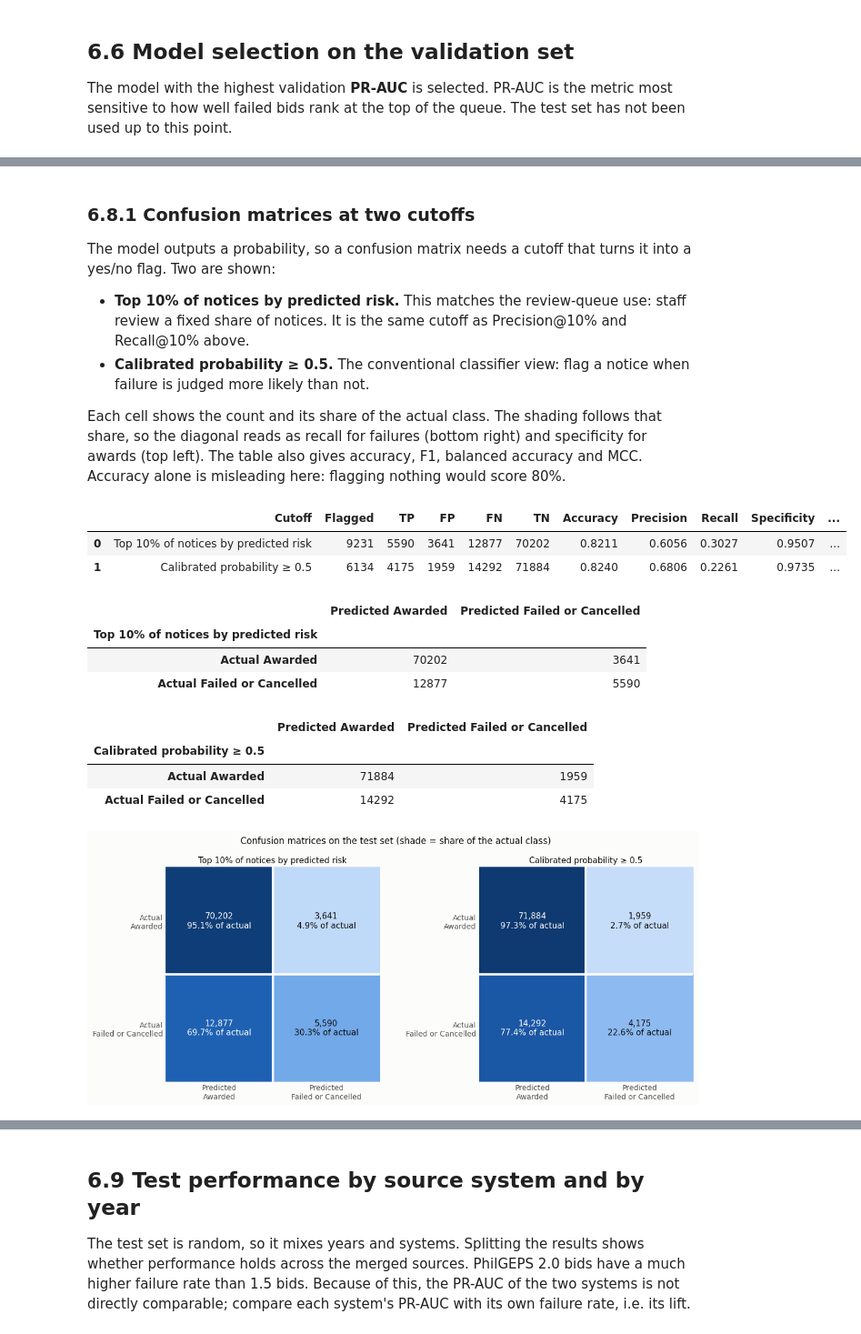
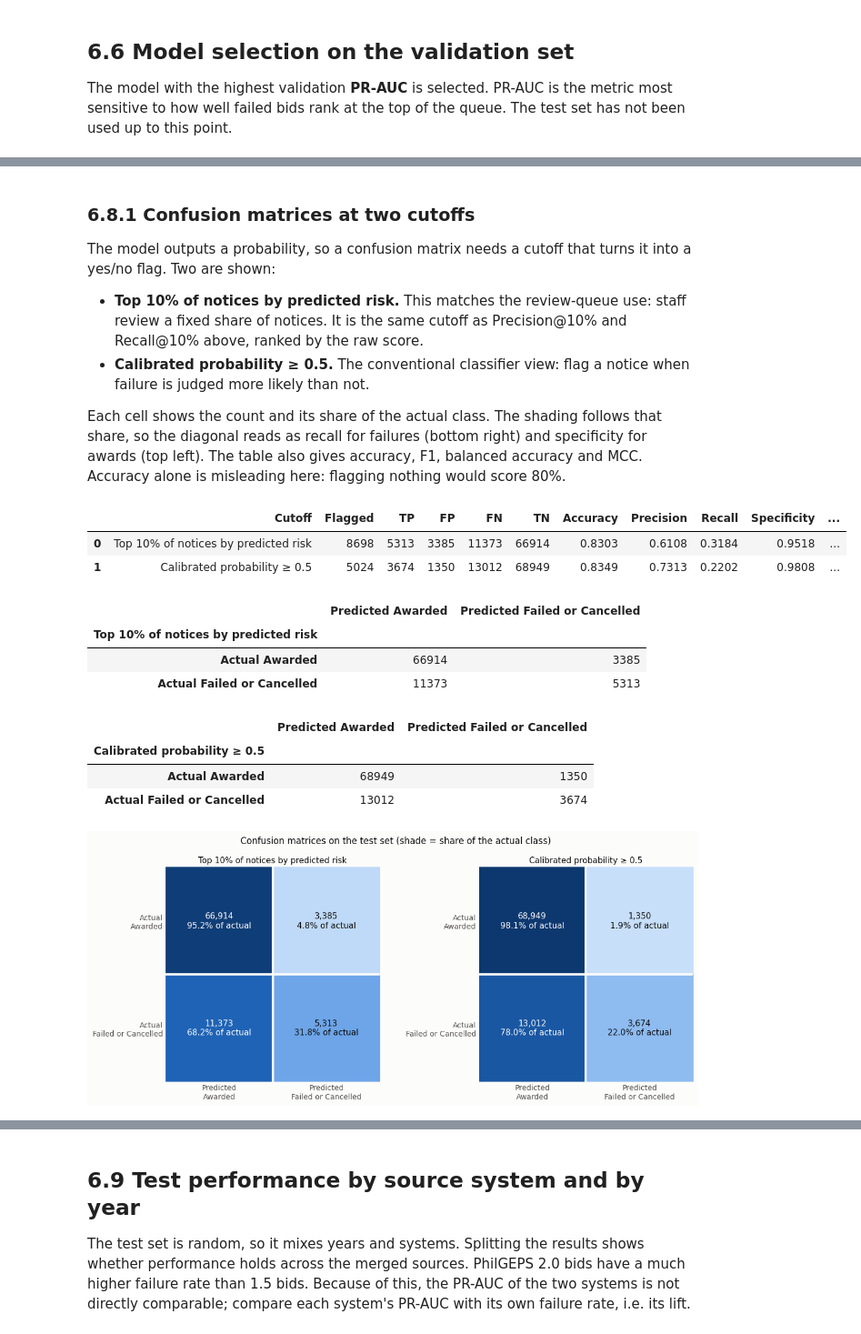
Before and after one commit to deyosa/philgeps-ml-project, a Jupyter notebook: notebooks/02_modeling.ipynb, the cells around one changed output, grey strips where cells are left out. Shown at 91% size. Cells and saved outputs as stored; diff of their text form; code cells hidden in the pictures.

```diff
--- a/notebooks/02_modeling.ipynb
+++ b/notebooks/02_modeling.ipynb
@@ -47,6 +47,8 @@ pd.set_option("display.float_format", lambda v: f"{v:,.4f}")
 pf.MODELS.mkdir(parents=True, exist_ok=True)
 
 bids = pd.read_parquet(pf.BIDS)
-labelled = bids[bids["Target_Failed"].notna()].reset_index(drop=True)
-print(f"Bids: {len(bids):,} | labelled: {len(labelled):,} | failure rate: {labelled.Target_Failed.mean() * 100:.2f}%")
+all_labelled = bids[bids["Target_Failed"].notna()].reset_index(drop=True)
+in_scope = all_labelled["in_model_scope"]
+print(f"Bids: {len(bids):,} | labelled: {len(all_labelled):,} | in model scope: {in_scope.sum():,} "
+      f"(2025 Q3–Q4 excluded: {(~in_scope).sum():,}) | failure rate in scope: {all_labelled.loc[in_scope, 'Target_Failed'].mean() * 100:.2f}%")
 # %% [output]
@@ -58,16 +62,9 @@ The split is stratified on outcome × source system, so each set keeps the same
 # %%
-def split_three(frame, target, seed=pf.RANDOM_STATE):
-    strata = frame[target].astype(int).astype(str) + "_" + frame["Source System"].astype(str)
-    train_idx, rest_idx = train_test_split(frame.index, test_size=0.30, stratify=strata, random_state=seed)
-    val_idx, test_idx = train_test_split(rest_idx, test_size=0.50, stratify=strata.loc[rest_idx], random_state=seed)
-    split = pd.Series("train", index=frame.index)
-    split.loc[val_idx] = "validation"
-    split.loc[test_idx] = "test"
-    return split
+all_labelled["split"] = pf.grouped_split(all_labelled, "Target_Failed")
+all_labelled[pf.KEY + ["split"]].to_parquet(pf.SPLITS, index=False)
+print("Notice groups in more than one set:", int(all_labelled.groupby("notice_group")["split"].nunique().gt(1).sum()))
 
-labelled["split"] = split_three(labelled, "Target_Failed")
-labelled[pf.KEY + ["split"]].to_parquet(pf.SPLITS, index=False)
-
+labelled = all_labelled[all_labelled["in_model_scope"]].reset_index(drop=True)
 split_summary = labelled.groupby(["split", "Source System"], observed=True)["Target_Failed"].agg(
     Bids="size", Failed="sum", **{"Failure rate": "mean"})
 display(split_summary)
@@ -278,7 +280,7 @@ Reviewing the top 10% of test notices by predicted risk (9,231 notices) finds 60
 
 The model outputs a probability, so a confusion matrix needs a cutoff that turns it into a yes/no flag. Two are shown:
 
-- **Top 10% of notices by predicted risk.** This matches the review-queue use: staff review a fixed share of notices. It is the same cutoff as Precision@10% and Recall@10% above.
+- **Top 10% of notices by predicted risk.** This matches the review-queue use: staff review a fixed share of notices. It is the same cutoff as Precision@10% and Recall@10% above, ranked by the raw score.
 - **Calibrated probability ≥ 0.5.** The conventional classifier view: flag a notice when failure is judged more likely than not.
 
 Each cell shows the count and its share of the actual class. The shading follows that share, so the diagonal reads as recall for failures (bottom right) and specificity for awards (top left). The table also gives accuracy, F1, balanced accuracy and MCC. Accuracy alone is misleading here: flagging nothing would score 80%.
@@ -286,9 +288,9 @@ Each cell shows the count and its share of the actual class. The shading follows
 from matplotlib.colors import LinearSegmentedColormap
 from sklearn.metrics import balanced_accuracy_score, confusion_matrix, f1_score, matthews_corrcoef
 
-k10 = int(round(len(prob_test) * 0.10))
-flag_top10 = np.zeros(len(prob_test), dtype=int)
-flag_top10[np.argsort(-prob_test, kind="stable")[:k10]] = 1  # same ranking rule as pf.queue_metrics
+k10 = int(round(len(raw_test) * 0.10))
+flag_top10 = np.zeros(len(raw_test), dtype=int)
+flag_top10[np.argsort(-raw_test, kind="stable")[:k10]] = 1  # same ranking rule as pf.queue_metrics
 cutoffs = {"Top 10% of notices by predicted risk": flag_top10,
            "Calibrated probability ≥ 0.5": (prob_test >= 0.5).astype(int)}
 labels = ["Awarded", "Failed or Cancelled"]
@@ -303,42 +305,42 @@ for name, pred in cutoffs.items():
                  "Specificity": tn / (tn + fp), "F1": f1_score(y_test, pred),
                  "Balanced accuracy": balanced_accuracy_score(y_test, pred), "MCC": matthews_corrcoef(y_test, pred)})
 cm_summary = pd.DataFrame(rows)
 display(cm_summary)
 for name, cm in matrices.items():
     display(pd.DataFrame(cm, index=[f"Actual {l}" for l in labels], columns=[f"Predicted {l}" for l in labels])
             .rename_axis(name))
 
 # Single-hue sequential scale (light = low share, dark = high share); ink switches to light text on dark cells.
 seq_blue = LinearSegmentedColormap.from_list("seq_blue", ["#cde2fb", "#86b6ef", "#2a78d6", "#1c5cab", "#0d366b"])
 SURFACE, INK, INK_2 = "#fcfcfb", "#0b0b0b", "#52514e"
 fig, axes = plt.subplots(1, 2, figsize=(12, 5.2), facecolor=SURFACE)
 for ax, (name, cm) in zip(axes, matrices.items()):
     share = cm / cm.sum(axis=1, keepdims=True)
     ax.imshow(share, cmap=seq_blue, vmin=0, vmax=1)
     for i in range(2):
         for j in range(2):
             ax.text(j, i, f"{cm[i, j]:,}\n{share[i, j]:.1%} of actual", ha="center", va="center", fontsize=11,
                     color=SURFACE if share[i, j] >= 0.5 else INK)
     ax.axhline(0.5, color=SURFACE, lw=3); ax.axvline(0.5, color=SURFACE, lw=3)  # gap between cells
     ax.set_xticks([0, 1], [f"Predicted\n{l}" for l in labels])
     ax.set_yticks([0, 1], [f"Actual\n{l}" for l in labels])
     ax.tick_params(length=0, colors=INK_2)
     for spine in ax.spines.values():
         spine.set_visible(False)
     ax.set_title(name, fontsize=11, color=INK)
 fig.suptitle("Confusion matrices on the test set (shade = share of the actual class)", color=INK)
 plt.tight_layout(); plt.show()
 # %% [output]
 |  | Cutoff | Flagged | TP | FP | FN | TN | Accuracy | Precision | Recall | Specificity | ... |
-| 0 | Top 10% of notices by predicted risk | 9231 | 5590 | 3641 | 12877 | 70202 | 0.8211 | 0.6056 | 0.3027 | 0.9507 | ... |
-| 1 | Calibrated probability ≥ 0.5 | 6134 | 4175 | 1959 | 14292 | 71884 | 0.8240 | 0.6806 | 0.2261 | 0.9735 | ... |
+| 0 | Top 10% of notices by predicted risk | 8698 | 5313 | 3385 | 11373 | 66914 | 0.8303 | 0.6108 | 0.3184 | 0.9518 | ... |
+| 1 | Calibrated probability ≥ 0.5 | 5024 | 3674 | 1350 | 13012 | 68949 | 0.8349 | 0.7313 | 0.2202 | 0.9808 | ... |
 |  | Predicted Awarded | Predicted Failed or Cancelled |
 | Top 10% of notices by predicted risk |  |  |
-| Actual Awarded | 70202 | 3641 |
-| Actual Failed or Cancelled | 12877 | 5590 |
+| Actual Awarded | 66914 | 3385 |
+| Actual Failed or Cancelled | 11373 | 5313 |
 |  | Predicted Awarded | Predicted Failed or Cancelled |
 | Calibrated probability ≥ 0.5 |  |  |
-| Actual Awarded | 71884 | 1959 |
-| Actual Failed or Cancelled | 14292 | 4175 |
+| Actual Awarded | 68949 | 1350 |
+| Actual Failed or Cancelled | 13012 | 3674 |
 [figure]
 # %% [markdown]
```
Also changed, not shown: parts of 19 cells of this notebook, 8 other files.
